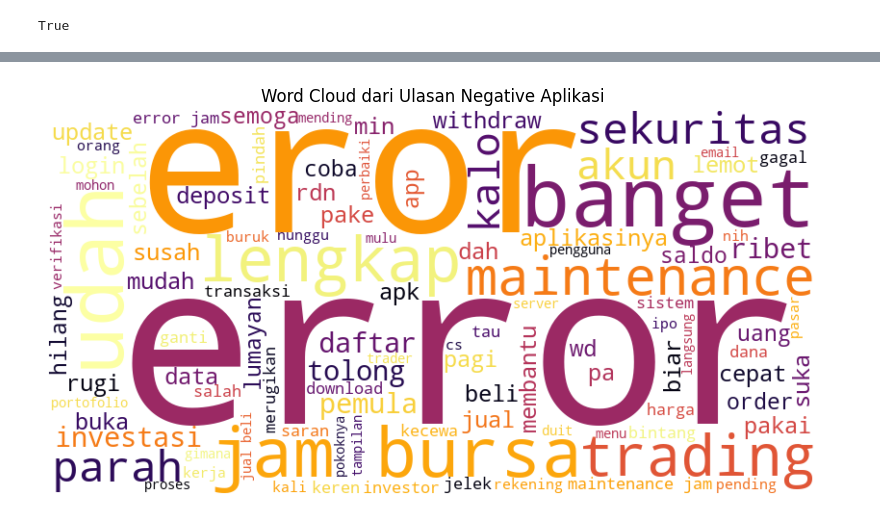
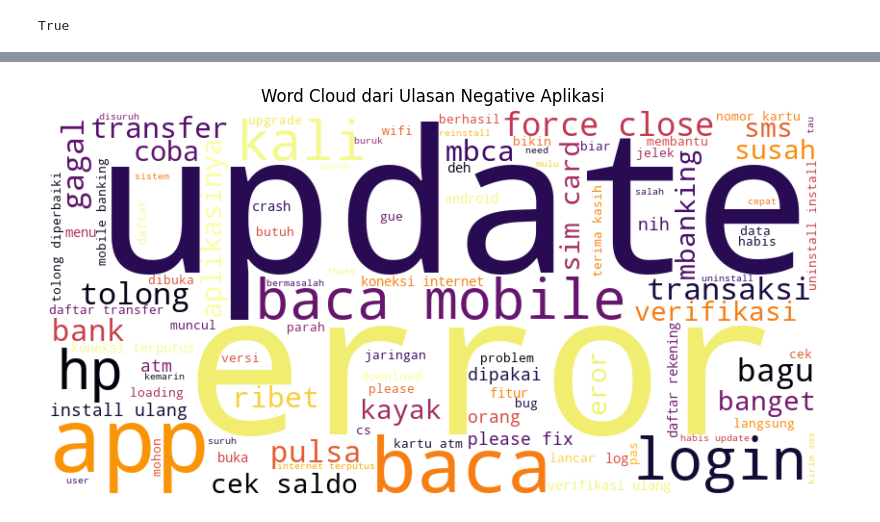
Before and after one commit to TaqiyudinMiftah/Proyek-NLP, a Jupyter notebook: main.ipynb, the cells around one changed output, grey strips where cells are left out. Saved outputs shown, nothing was run; the diff lists cells and outputs as text; code cells hidden in the pictures.

```diff
--- a/main.ipynb
+++ b/main.ipynb
@@ -70,5 +78,5 @@ True
 # %%
-app_reviews_df = pd.read_csv('ulasan_aplikasi.csv')
+app_reviews_df = pd.read_csv('ulasan_aplikasi_bca.csv')
 # %%
 app_reviews_df.info()
 # %% [output]
@@ -249,12 +176,12 @@ def fix_slangwords(text):
 # %%
 # Membersihkan teks dan menyimpannya di kolom 'text_clean'
-clean_df['text_clean'] = clean_df['content'].apply(cleaningText)
+clean_df['text_clean'] = clean_df['Review'].apply(cleaningText)
 
 # Mengubah huruf dalam teks menjadi huruf kecil dan menyimpannya di 'text_casefoldingText'
 clean_df['text_casefoldingText'] = clean_df['text_clean'].apply(casefoldingText)
 
 # Mengganti kata-kata slang dengan kata-kata standar dan menyimpannya di 'text_slangwords'
-clean_df['text_slangwords'] = clean_df['text_casefoldingText'].apply(fix_slangwords)
+clean_df['text_slangwords'] = clean_df['text_casefoldingText'].apply(replaceSlang)
 
 # Memecah teks menjadi token (kata-kata) dan menyimpannya di 'text_tokenizingText'
 clean_df['text_tokenizingText'] = clean_df['text_slangwords'].apply(tokenizingText)
@@ -422,32 +346,29 @@ plt.show()
 # %%
 # Menampilkan wordcloud untuk ulasan negatif
-# Menampilkan word cloud ulasan positif
 positive_reviews = clean_df[clean_df['polarity'] == 'negative']
 # positive_reviews = positive_reviews[['content', 'polarity_score']]
 
-# Daftar kata yang ingin dikecualikan dari wordcloud
-excluded_words = {'aplikasi', 'stockbit', 'bagus', 'saham', 'masuk', 'fitur'}  # contoh, bisa ditambah sesuai kebutuhan
+# Daftar kata yang dikecualikan dari wordcloud
+excluded_words = {'aplikasi', 'dana', 'apk', 'pakai', 'kalo', 'masuk'}  # contoh, bisa ditambah sesuai kebutuhan
 
-# Gabungkan semua kata dari kolom 'text_akhir' menjadi satu string
 all_words = positive_reviews['text_akhir'].str.cat(sep=' ')
 
-# Buat string baru tanpa kata-kata yang dikecualikan
 filtered_words = ' '.join(word for word in all_words.split() if word not in excluded_words)
 
 wordcloud_positive = WordCloud(
     width=800,
     height=400,
     background_color='white',
     max_words=100,
-    colormap='inferno'  # bisa juga: 'plasma', 'inferno', 'cool', dll
+    colormap='inferno'
 ).generate(filtered_words)
 
 plt.figure(figsize=(10, 5))
 plt.imshow(wordcloud_positive, interpolation='bilinear')
 plt.axis('off')
 plt.title('Word Cloud dari Ulasan Negative Aplikasi')
 plt.show()
 # %% [output]
-[figure, old version]
+[figure, new version]
 # %%
 # Menampilkan wordcloud untuk ulasan neutral
```
Also changed, not shown: parts of 56 cells of this notebook, 3 other files.
